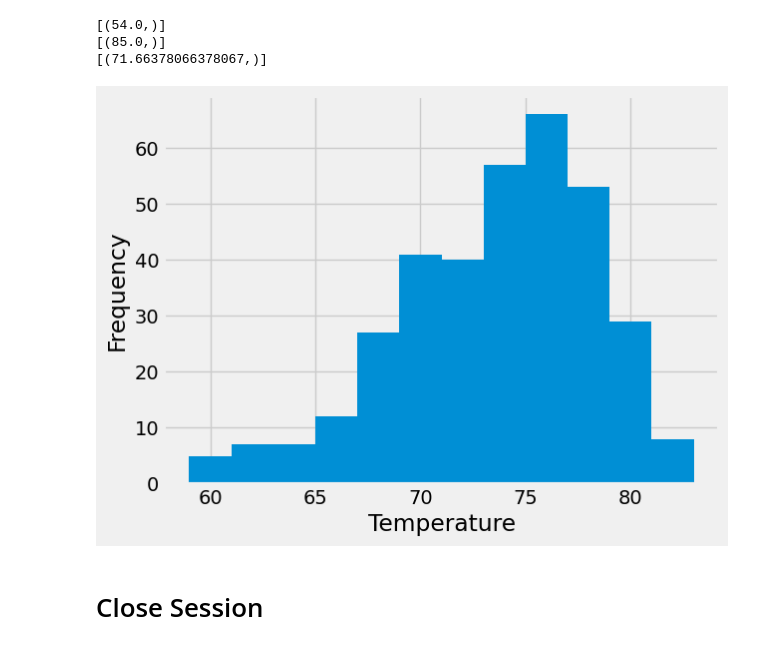
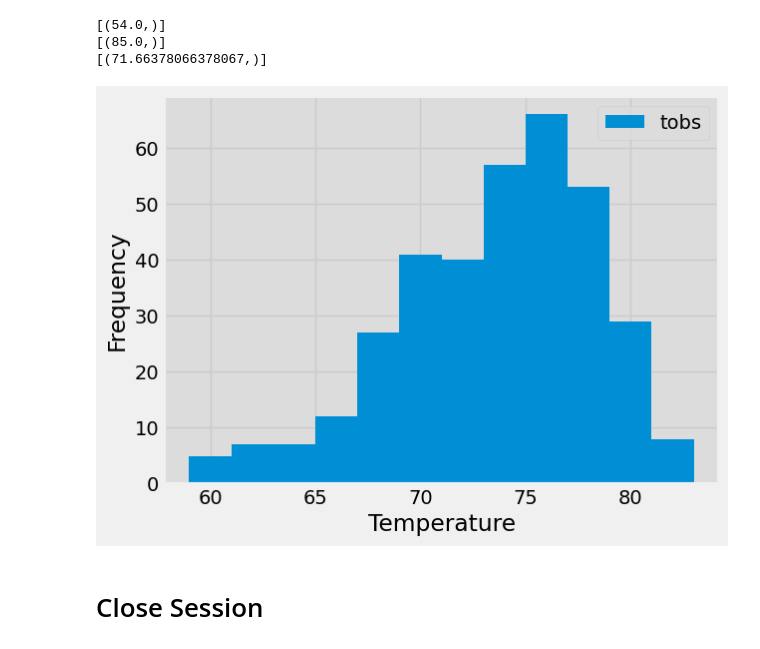
Before and after one commit to dmropp/sqlalchemy-challenge, a Jupyter notebook: HawaiianVacation/climate_main.ipynb, the cells around one changed output. Cells and saved outputs as stored; diff of their text form; code cells hidden in the pictures.

```diff
--- a/HawaiianVacation/climate_main.ipynb
+++ b/HawaiianVacation/climate_main.ipynb
@@ -202,19 +202,22 @@ print(avg_temp)
 # %%
 # Using the most active station id
 # Query the last 12 months of temperature observation data for this station and plot the results as a histogram
 
 twelve_months_temp = session.query(Measurement.tobs).\
     filter(Measurement.station == most_active_station).\
     filter(Measurement.date >= prior_year).all()\
 
 twelve_months_temp_array = np.array(twelve_months_temp)
 
-plt.hist(twelve_months_temp_array, bins=12)
+fig, ax = plt.subplots()
+ax.hist(twelve_months_temp_array, bins=12)
 plt.xlabel("Temperature")
 plt.ylabel("Frequency")
+plt.legend(["tobs"], loc="best", facecolor="gainsboro") #https://www.geeksforgeeks.org/matplotlib-pyplot-legend-in-python/#, referenced for how to display the legend on a histogram
+ax.set_facecolor("gainsboro") #https://datascienceparichay.com/article/change-background-color-of-plot-matplotlib/, referenced for how to set facecolor for histogram, https://matplotlib.org/stable/gallery/color/named_colors.html, referenced for colors list
 plt.show()
 # %% [output]
-[figure, old version]
+[figure, new version]
 # %% [markdown]
 # Close Session
 # %%
```
